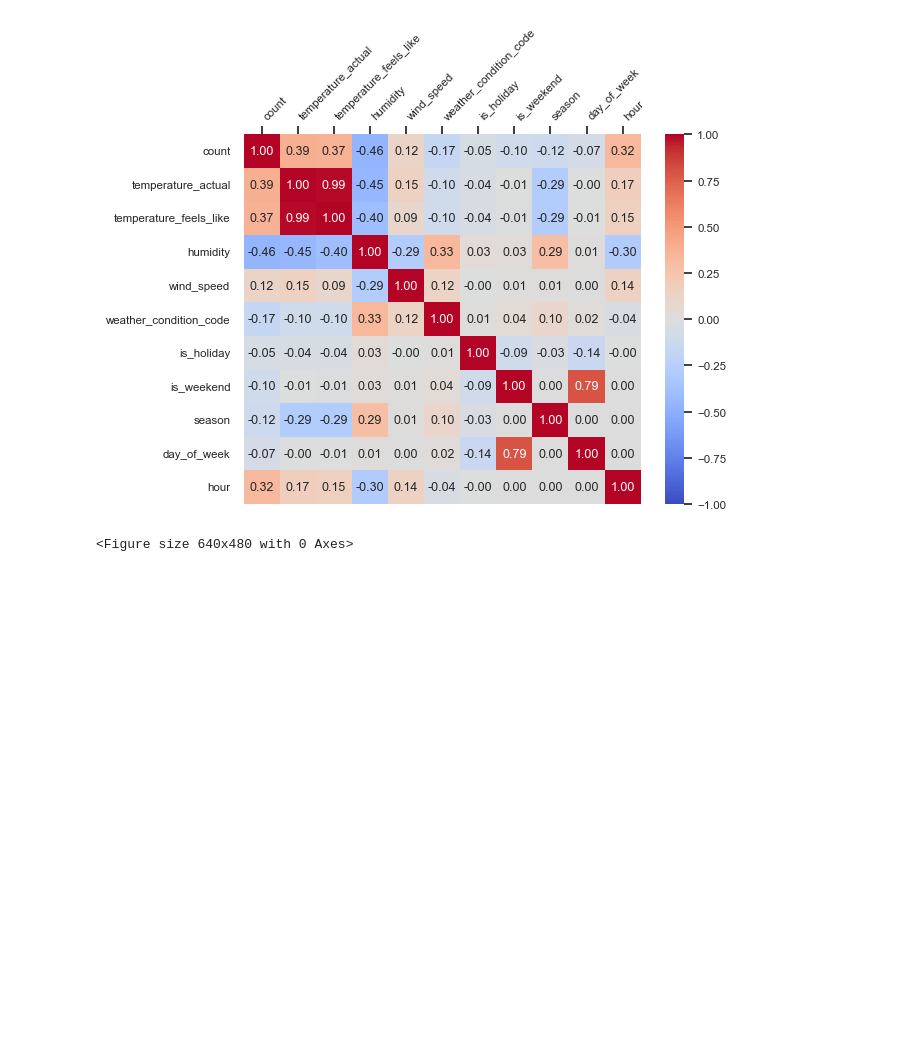
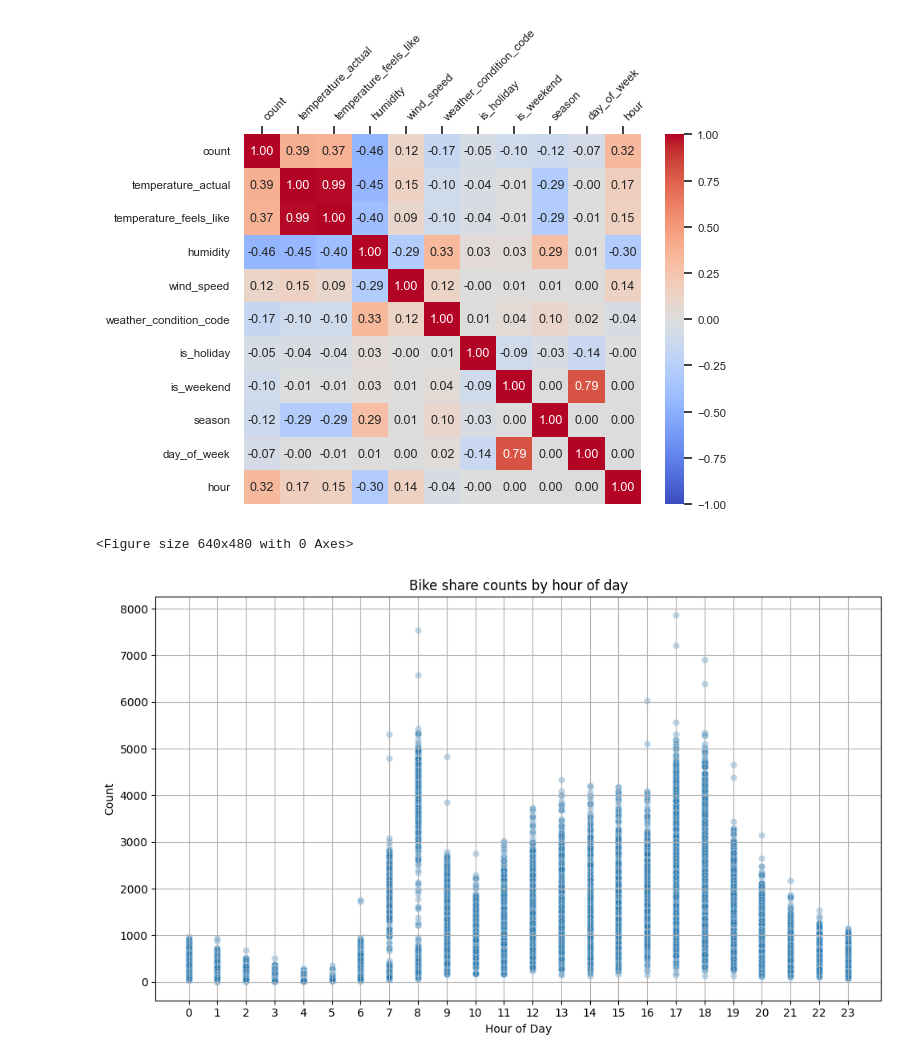
Before and after one commit to Christian-Bull/csca-5622-final, a Jupyter notebook: final.ipynb, the cells around one changed output. Cells and saved outputs as stored; diff of their text form; code cells hidden in the pictures; blank space fills up the shorter version.

```diff
--- a/final.ipynb
+++ b/final.ipynb
@@ -94,6 +95,19 @@ plt.figure()
 <Figure size 640x480 with 0 Axes>
 [figure]
 <Figure size 640x480 with 0 Axes>
+# %%
+# scatter plot of counts by hour
+plt.figure(figsize=(10,6))
+sns.scatterplot(data=bikeshare_data, x='hour', y='count', alpha=0.3)
+plt.title('Bike share counts by hour of day')
+plt.xlabel('Hour of Day')
+plt.ylabel('Count')
+plt.xticks(range(0, 24))
+plt.grid(True)
+plt.tight_layout()
+plt.show()
+# %% [output]
+[figure, added]
 # %%
 # create training and test sets
 X_train, X_test = train_test_split(bikeshare_data, test_size=0.20)
```
Also changed, not shown: parts of 6 cells of this notebook.
